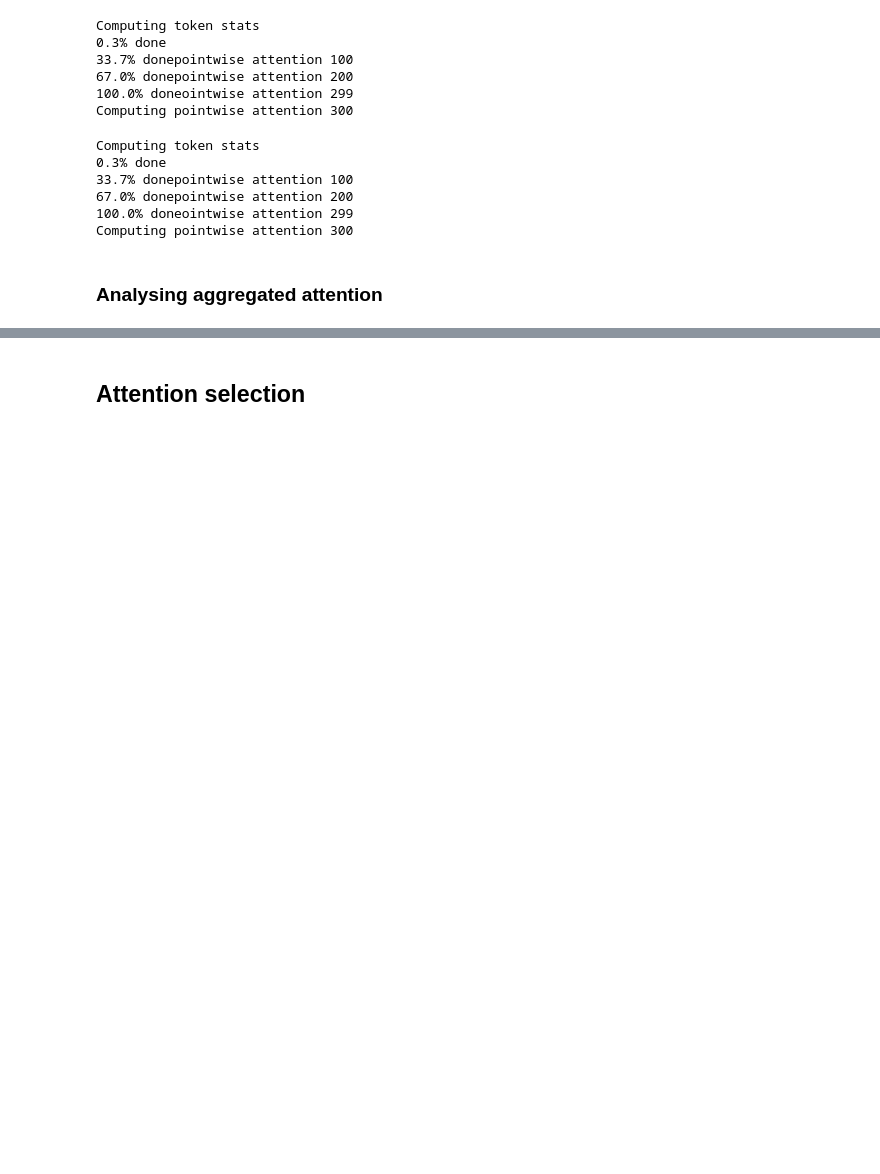
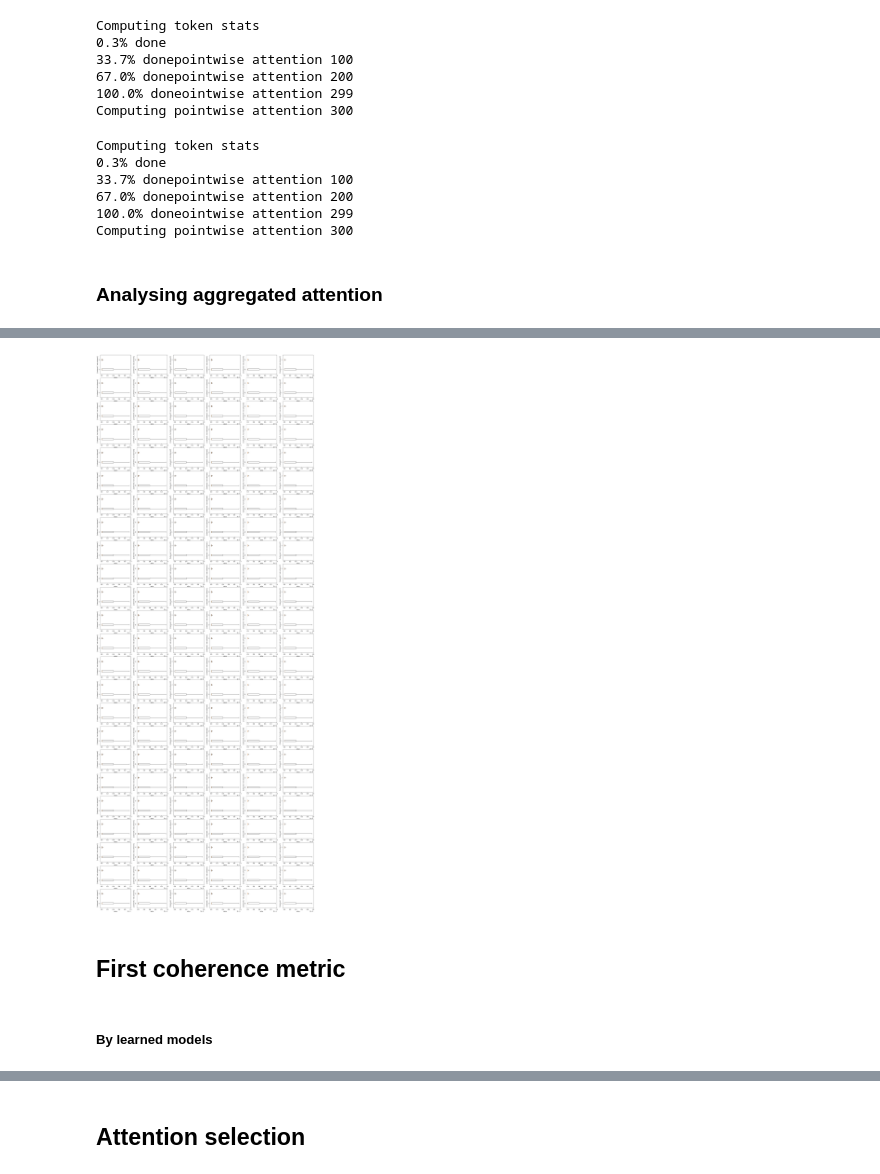
Before and after one commit to eliroc98/dialogue_coherence, a Jupyter notebook: preprocessing_attention.ipynb, the cells around one changed output, grey strips where cells are left out. Drawn from its saved outputs; the diff is of its cells as text; code cells hidden in the pictures; blank space fills up the shorter version.

```diff
--- a/preprocessing_attention.ipynb
+++ b/preprocessing_attention.ipynb
@@ -487,0 +535,32 @@ plot_distrib_difference(distrib_attention_dicts, distrib_attention_not_coherent_
+# %%
+fig, ax = plt.subplots(int(144/6), 6, figsize=(30,80))
+I, J = np.unravel_index(np.arange(12*12), shape = (int(144/6), 6))
+
+elem = 0
+for l in np.arange(12):
+    for h in np.arange(12):
+        i, j = I[elem], J[elem]
+
+        a1 = [[[] for _ in np.arange(12)] for _ in np.arange(12)]
+        for item in distrib_attention_dicts['bert']['ALL']:
+            for l in np.arange(12):
+                for h in np.arange(12):
+                    a1[l][h].append(item[l][h] ** 5)
+
+        a2 = [[[] for _ in np.arange(12)] for _ in np.arange(12)]
+        for item in distrib_attention_not_coherent_dicts['bert']['ALL']:
+            for l in np.arange(12):
+                for h in np.arange(12):
+                    a2[l][h].append(item[l][h] ** 5)
+
+        ax[i][j].boxplot([a1[l][h], a2[l][h]], vert=False, manage_ticks=True, showfliers=False)
+        ax[i][j].set_xlabel('value')
+        ax[i][j].set_ylabel(['coherent', 'not coherent'])
+
+        elem += 1
+# %% [output]
+[figure, added]
+# %% [markdown]
+## First coherence metric
+# %% [markdown]
+##### By learned models
```
Also changed, not shown: parts of 51 cells of this notebook, 5 other files.
